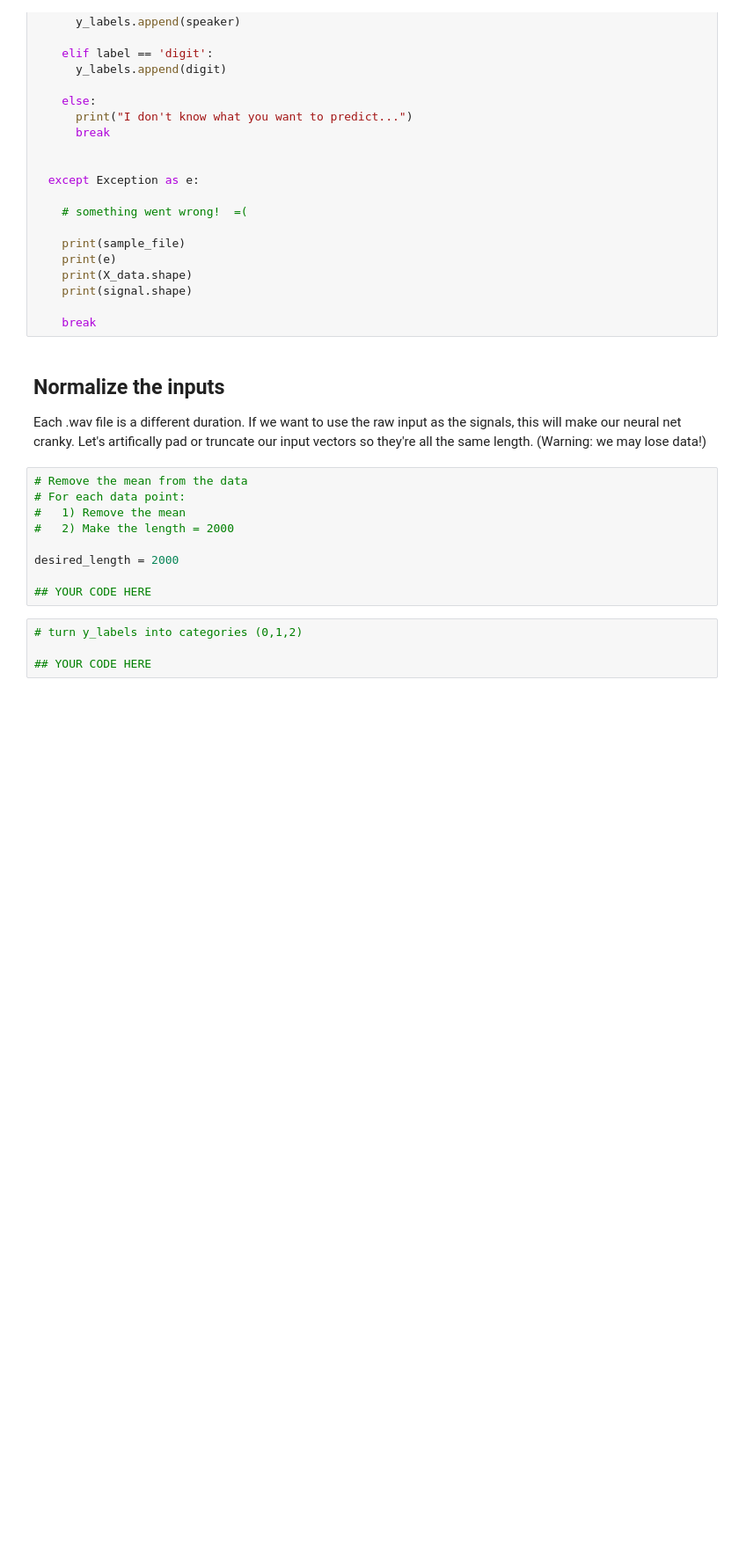
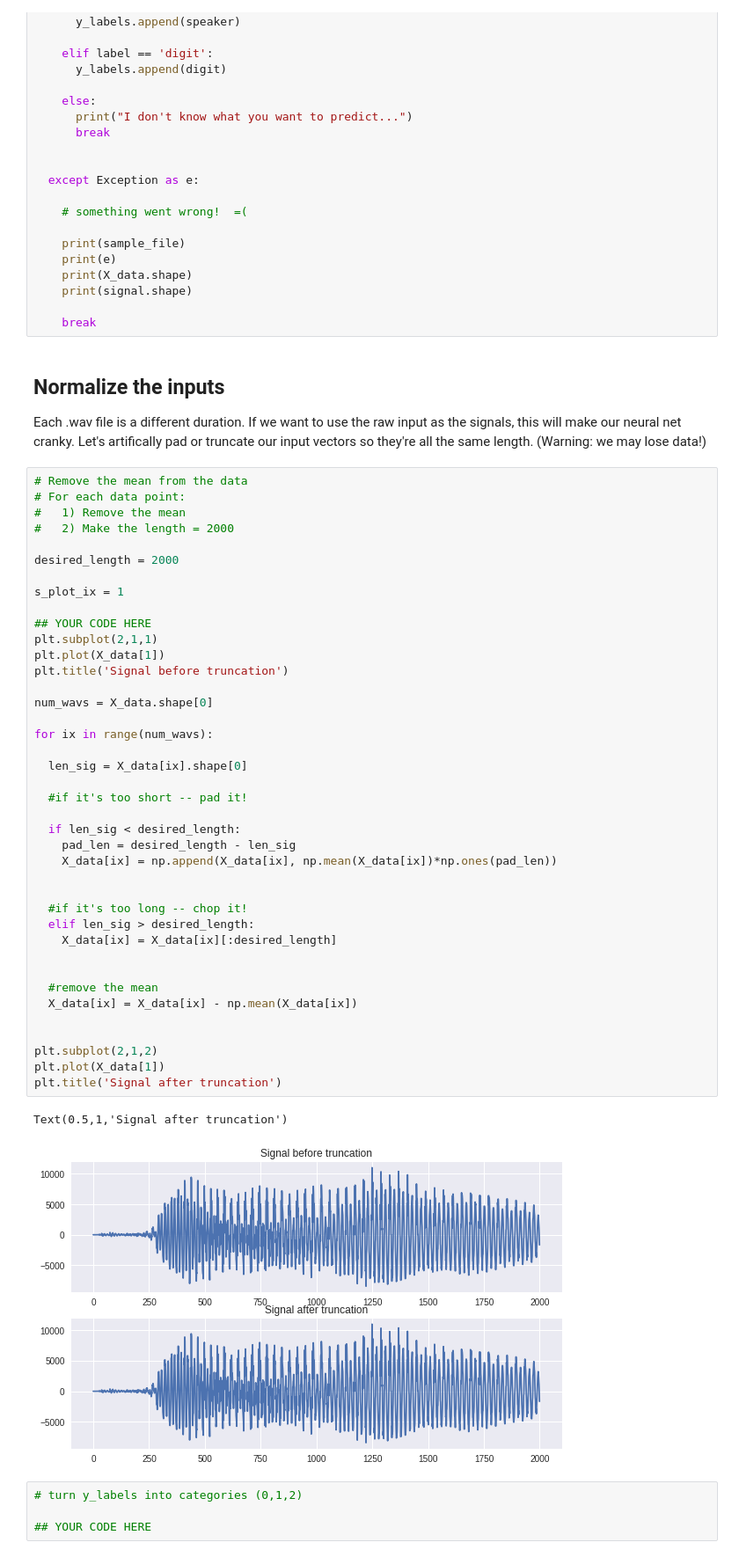
Before and after one commit to nakabox/Week2_public, a Jupyter notebook: 07_ANNs_with_TFKeras.ipynb, the cells around one changed output. Shown at 88% size. Drawn from its saved outputs; the diff is of its cells as text; blank space fills up the shorter version.

```diff
--- a/07_ANNs_with_TFKeras.ipynb
+++ b/07_ANNs_with_TFKeras.ipynb
@@ -92,15 +110,49 @@ for sample_file in wavfiles:
 # %% [markdown]
 ## Normalize the inputs
 Each .wav file is a different duration.  If we want to use the raw input as the signals, this will make our neural net cranky.  Let's artifically pad or truncate our input vectors so they're all the same length.  (Warning: we may lose data!)
-# %%
-# Remove the mean from the data
-# For each data point:
-#   1) Remove the mean
-#   2) Make the length = 2000
-
-desired_length = 2000
-
-## YOUR CODE HERE
+# %%
+# Remove the mean from the data
+# For each data point:
+#   1) Remove the mean
+#   2) Make the length = 2000
+
+desired_length = 2000
+
+s_plot_ix = 1
+
+## YOUR CODE HERE
+plt.subplot(2,1,1)
+plt.plot(X_data[1])
+plt.title('Signal before truncation')
+
+num_wavs = X_data.shape[0]
+
+for ix in range(num_wavs):
+
+  len_sig = X_data[ix].shape[0]
+
+  #if it's too short -- pad it!
+
+  if len_sig < desired_length:
+    pad_len = desired_length - len_sig
+    X_data[ix] = np.append(X_data[ix], np.mean(X_data[ix])*np.ones(pad_len))
+
+
+  #if it's too long -- chop it!
+  elif len_sig > desired_length:
+    X_data[ix] = X_data[ix][:desired_length]
+
+
+  #remove the mean
+  X_data[ix] = X_data[ix] - np.mean(X_data[ix])
+
+
+plt.subplot(2,1,2)
+plt.plot(X_data[1])
+plt.title('Signal after truncation')
+# %% [output]
+Text(0.5,1,'Signal after truncation')
+[figure, added]
 # %%
 # turn y_labels into categories (0,1,2)
 
```
Also changed, not shown: parts of 2 cells of this notebook.
